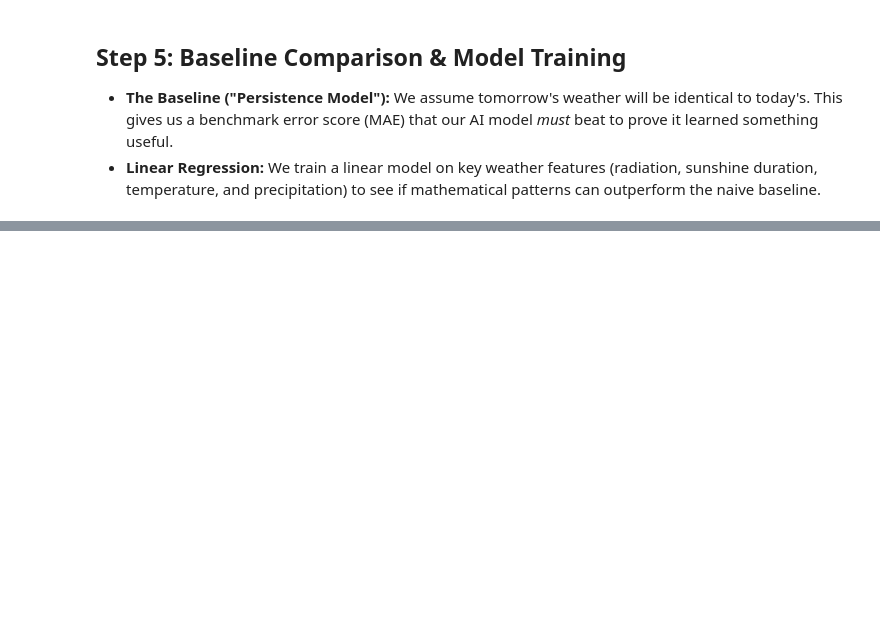
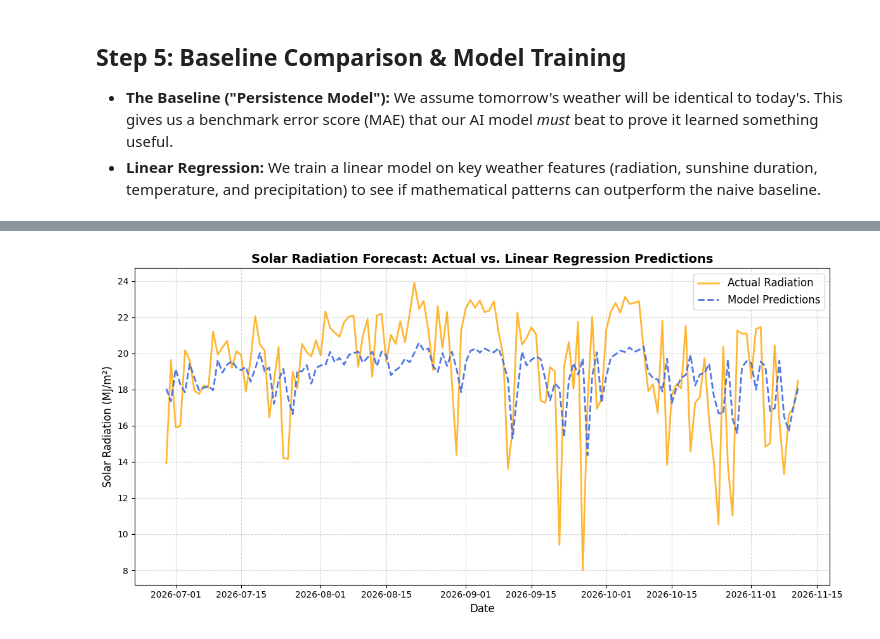
Before and after one commit to prakhulkarthick/sunsight, a Jupyter notebook: Dual_Core.ipynb, the cells around one changed output, grey strips where cells are left out. Drawn from its saved outputs; the diff is of its cells as text; code cells hidden in the pictures; blank space fills up the shorter version.

```diff
--- a/Dual_Core.ipynb
+++ b/Dual_Core.ipynb
@@ -125,0 +111,20 @@ else:
+# %%
+# Set up the plot size
+plt.figure(figsize=(12, 6))
+
+# Plot actual vs predicted radiation values over the test timeline
+plt.plot(test_df['time'], y_test, label='Actual Radiation', color='orange', alpha=0.8, linewidth=2)
+plt.plot(test_df['time'], model_preds, label='Model Predictions', color='royalblue', linestyle='--', alpha=0.9, linewidth=2)
+
+# Add titles, labels, and legend
+plt.xlabel('Date', fontsize=12)
+plt.ylabel('Solar Radiation (MJ/m²)', fontsize=12)
+plt.title('Solar Radiation Forecast: Actual vs. Linear Regression Predictions', fontsize=14, fontweight='bold')
+plt.legend(fontsize=12)
+plt.grid(True, linestyle='--', alpha=0.5)
+
+# Display the plot
+plt.tight_layout()
+plt.show()
+# %% [output]
+[figure, added]
```
Also changed, not shown: parts of 10 cells of this notebook, 1 other file.
